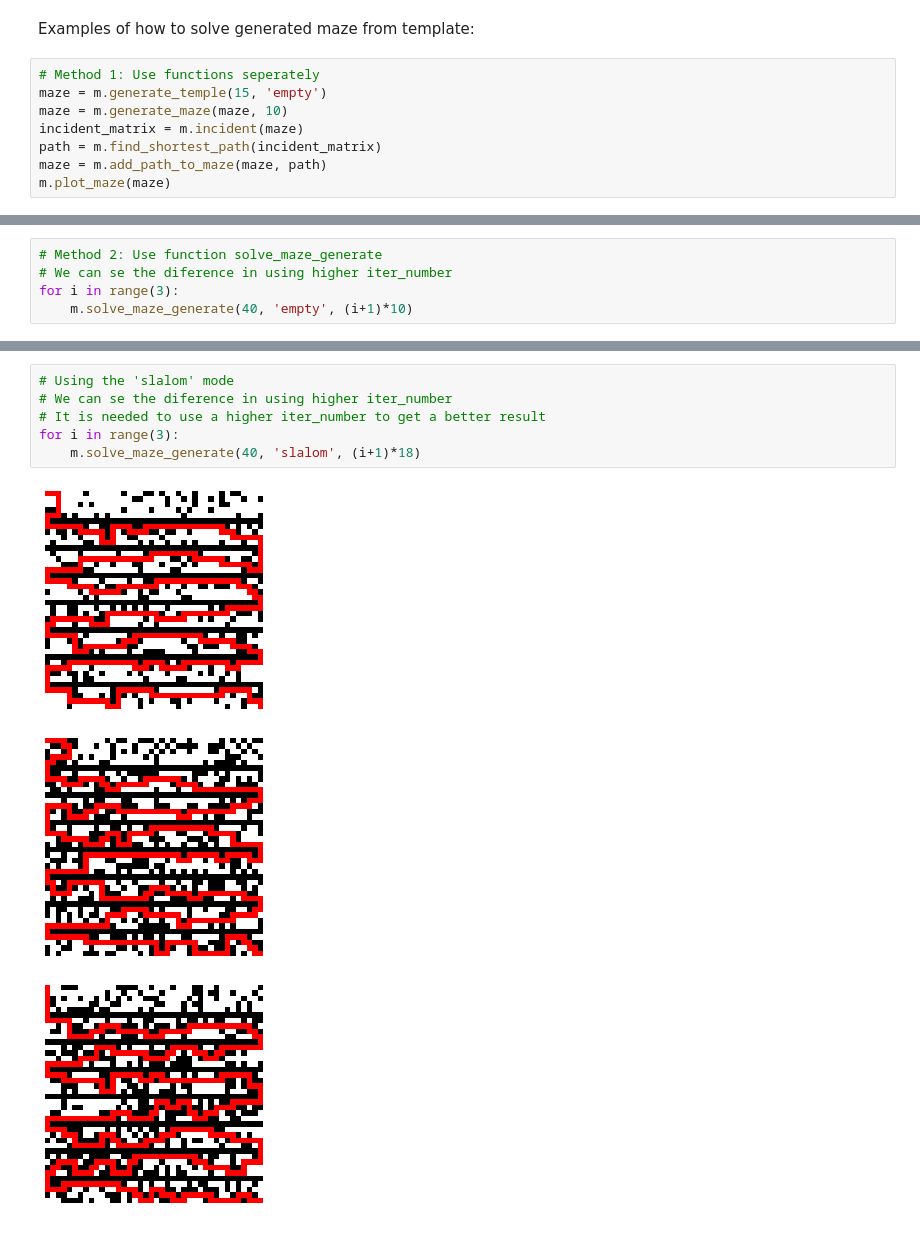
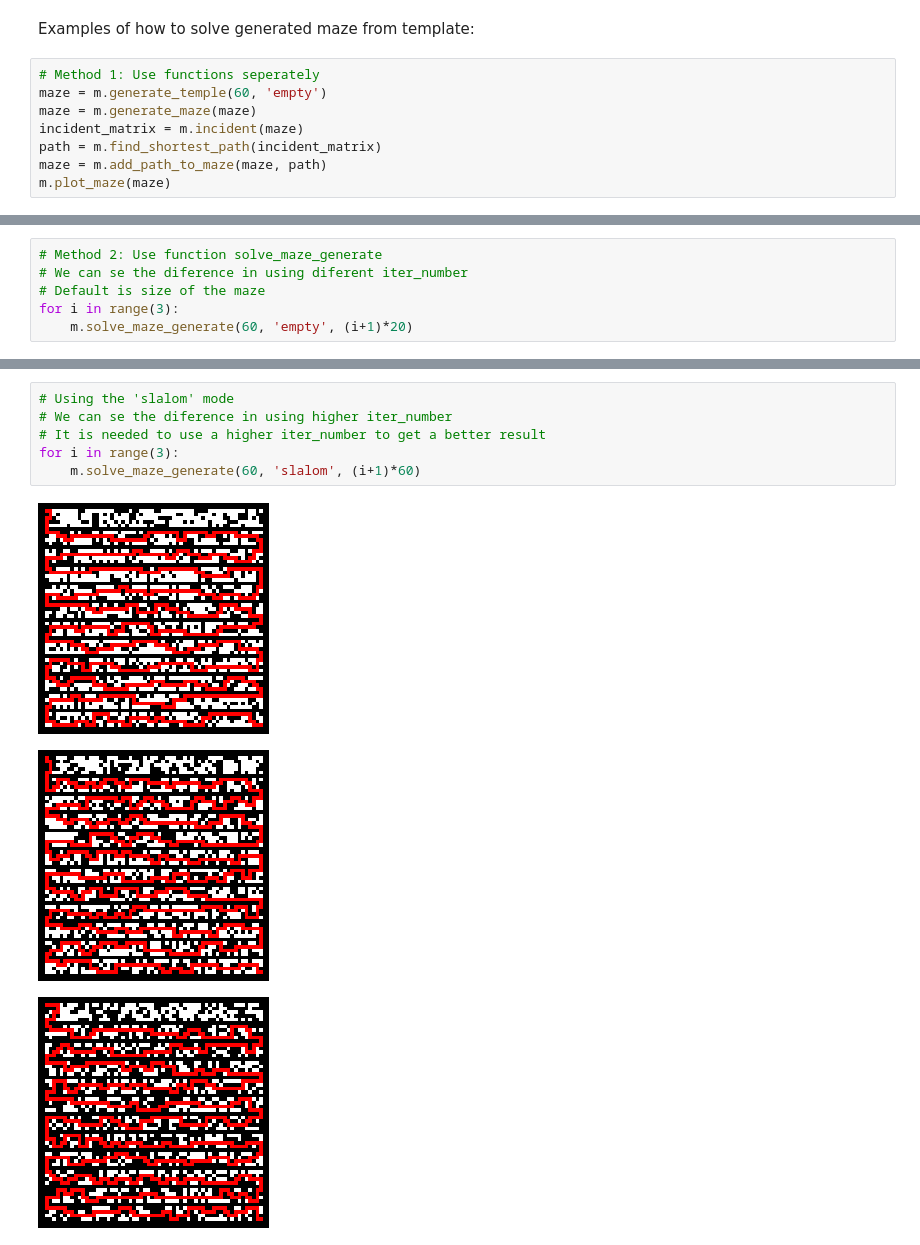
Before and after one commit to voj0152/vvp_bludiste, a Jupyter notebook: exaples.ipynb, the cells around one changed output, grey strips where cells are left out. Drawn from its saved outputs; the diff is of its cells as text.

```diff
--- a/exaples.ipynb
+++ b/exaples.ipynb
@@ -31,8 +31,8 @@ for file in files:
 Examples of how to solve generated maze from template:
 # %%
 # Method 1: Use functions seperately
-maze = m.generate_temple(15, 'empty')
-maze = m.generate_maze(maze, 10)
+maze = m.generate_temple(60, 'empty')
+maze = m.generate_maze(maze)
 incident_matrix = m.incident(maze)
 path = m.find_shortest_path(incident_matrix)
 maze = m.add_path_to_maze(maze, path)
@@ -42,6 +42,7 @@ m.plot_maze(maze)
 # %%
 # Method 2: Use function solve_maze_generate
-# We can se the diference in using higher iter_number
+# We can se the diference in using diferent iter_number
+# Default is size of the maze
 for i in range(3):
-    m.solve_maze_generate(40, 'empty', (i+1)*10)
+    m.solve_maze_generate(60, 'empty', (i+1)*20)
 # %% [output]
@@ -51,13 +52,13 @@ for i in range(3):
 # %%
 # Using the 'slalom' mode
 # We can se the diference in using higher iter_number
 # It is needed to use a higher iter_number to get a better result
 for i in range(3):
-    m.solve_maze_generate(40, 'slalom', (i+1)*18)
+    m.solve_maze_generate(60, 'slalom', (i+1)*60)
 # %% [output]
-[figure, old version]
+[figure, new version]
-[figure, old version]
+[figure, new version]
-[figure, old version]
+[figure, new version]
 # %%
 # Using the 'ess' mode
 # We can se the diference in using higher iter_number
```
Also changed, not shown: parts of 8 cells of this notebook, 5 other files.
